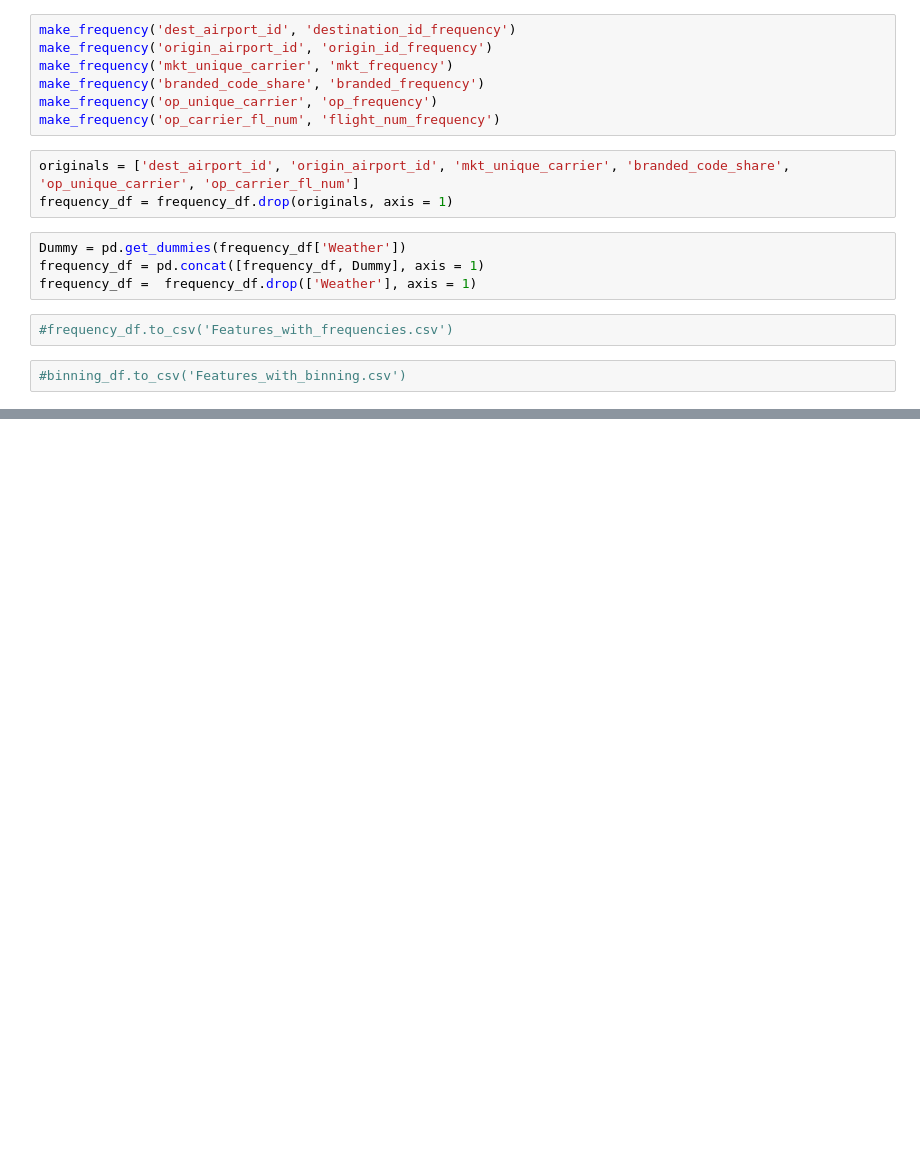
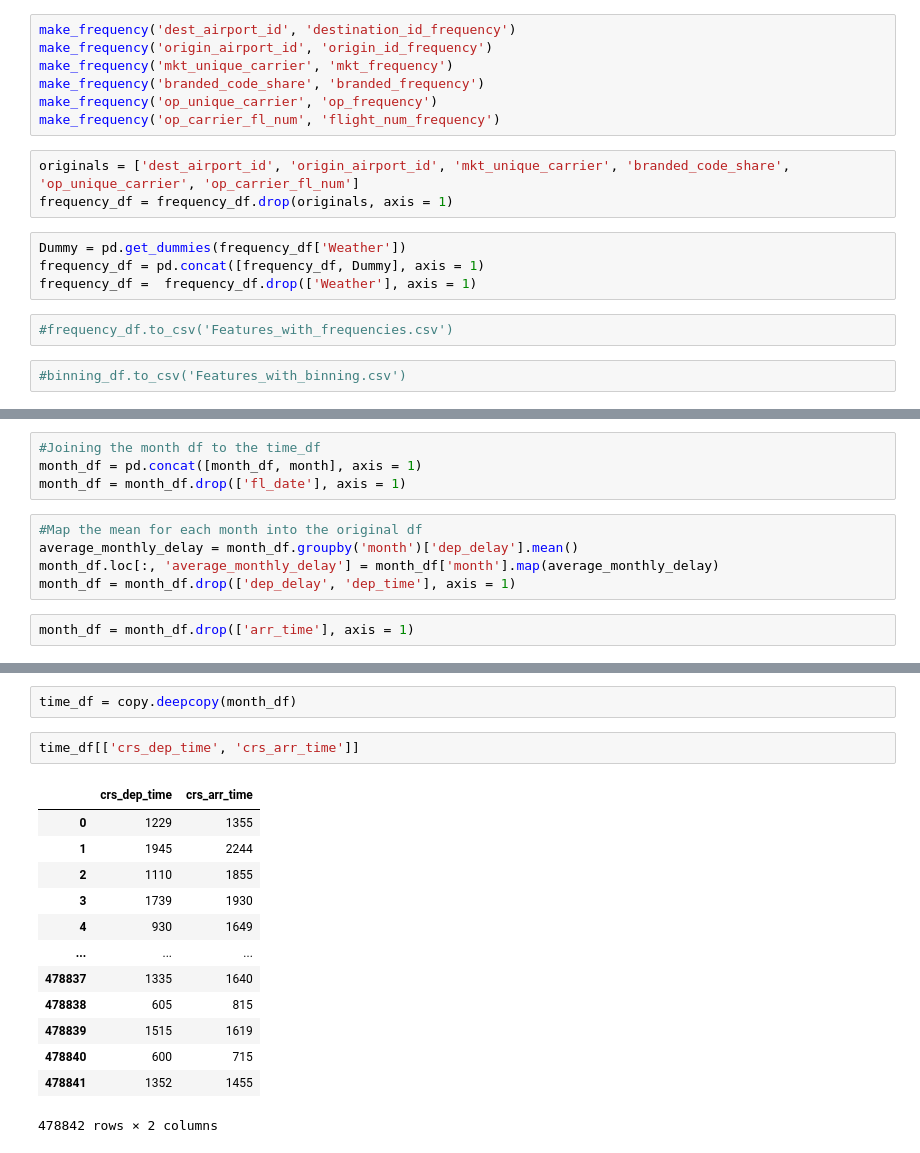
Before and after one commit to JDPayne11/Midterm-Project, a Jupyter notebook: Modeling.ipynb, the cells around one changed output, grey strips where cells are left out. Drawn from its saved outputs; the diff is of its cells as text; blank space fills up the shorter version.

```diff
--- a/Modeling.ipynb
+++ b/Modeling.ipynb
@@ -192,0 +248,11 @@ frequency_df =  frequency_df.drop(['Weather'], axis = 1)
+# %%
+#Joining the month df to the time_df
+month_df = pd.concat([month_df, month], axis = 1)
+month_df = month_df.drop(['fl_date'], axis = 1)
+# %%
+#Map the mean for each month into the original df
+average_monthly_delay = month_df.groupby('month')['dep_delay'].mean()
+month_df.loc[:, 'average_monthly_delay'] = month_df['month'].map(average_monthly_delay)
+month_df = month_df.drop(['dep_delay', 'dep_time'], axis = 1)
+# %%
+month_df = month_df.drop(['arr_time'], axis = 1)
@@ -192,0 +266,18 @@ frequency_df =  frequency_df.drop(['Weather'], axis = 1)
+# %%
+time_df = copy.deepcopy(month_df)
+# %%
+time_df[['crs_dep_time', 'crs_arr_time']]
+# %% [output]
+|  | crs_dep_time | crs_arr_time |
+| 0 | 1229 | 1355 |
+| 1 | 1945 | 2244 |
+| 2 | 1110 | 1855 |
+| 3 | 1739 | 1930 |
+| 4 | 930 | 1649 |
+| ... | ... | ... |
+| 478837 | 1335 | 1640 |
+| 478838 | 605 | 815 |
+| 478839 | 1515 | 1619 |
+| 478840 | 600 | 715 |
+| 478841 | 1352 | 1455 |
+478842 rows × 2 columns
```
Also changed, not shown: parts of 15 cells of this notebook.
